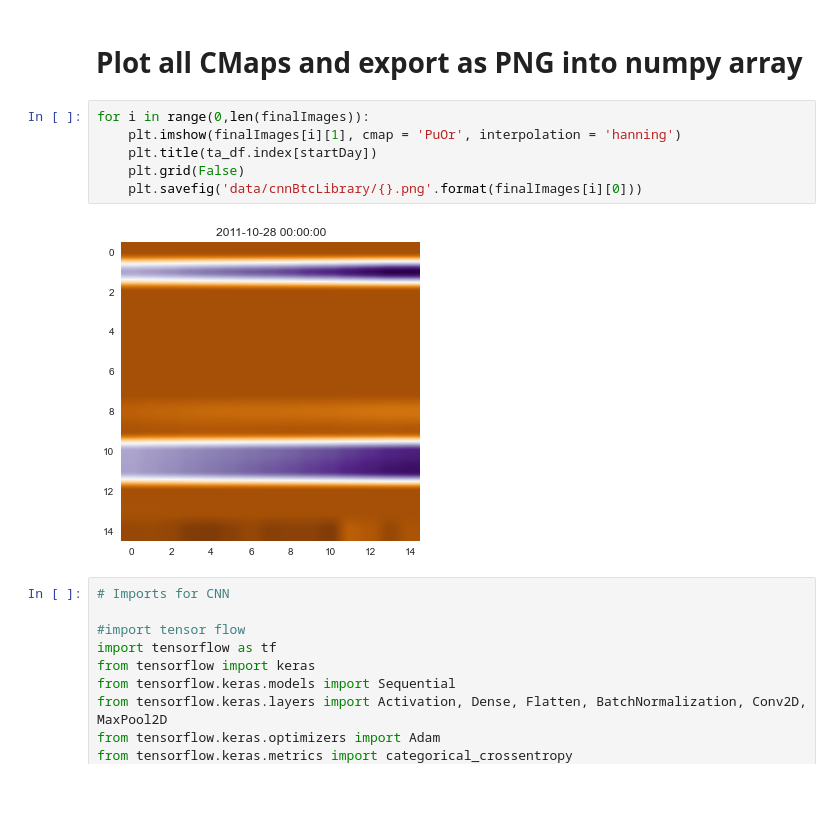
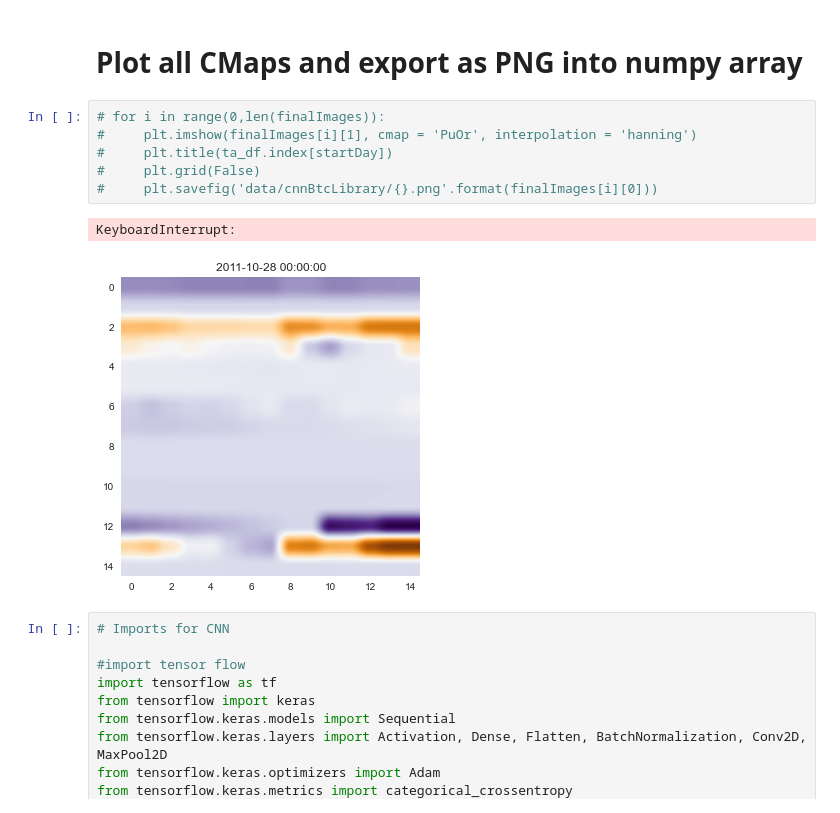
Before and after one commit to jamorsicato/machine-learning, a Jupyter notebook: bitcoin_price_prediction.ipynb, the cells around one changed output. Cells and saved outputs as stored; diff of their text form.

```diff
--- a/bitcoin_price_prediction.ipynb
+++ b/bitcoin_price_prediction.ipynb
@@ -858,13 +859,14 @@ Hold Index386
 # %% [markdown]
 # Plot all CMaps and export as PNG into numpy array
 # %%
-for i in range(0,len(finalImages)):
-    plt.imshow(finalImages[i][1], cmap = 'PuOr', interpolation = 'hanning')
-    plt.title(ta_df.index[startDay])
-    plt.grid(False)
-    plt.savefig('data/cnnBtcLibrary/{}.png'.format(finalImages[i][0]))
+# for i in range(0,len(finalImages)):
+#     plt.imshow(finalImages[i][1], cmap = 'PuOr', interpolation = 'hanning')
+#     plt.title(ta_df.index[startDay])
+#     plt.grid(False)
+#     plt.savefig('data/cnnBtcLibrary/{}.png'.format(finalImages[i][0]))
 # %% [output]
+KeyboardInterrupt:
-[figure, old version]
+[figure, new version]
 # %%
 # Imports for CNN
 
```
Also changed, not shown: parts of 8 cells of this notebook, 22 other files.
